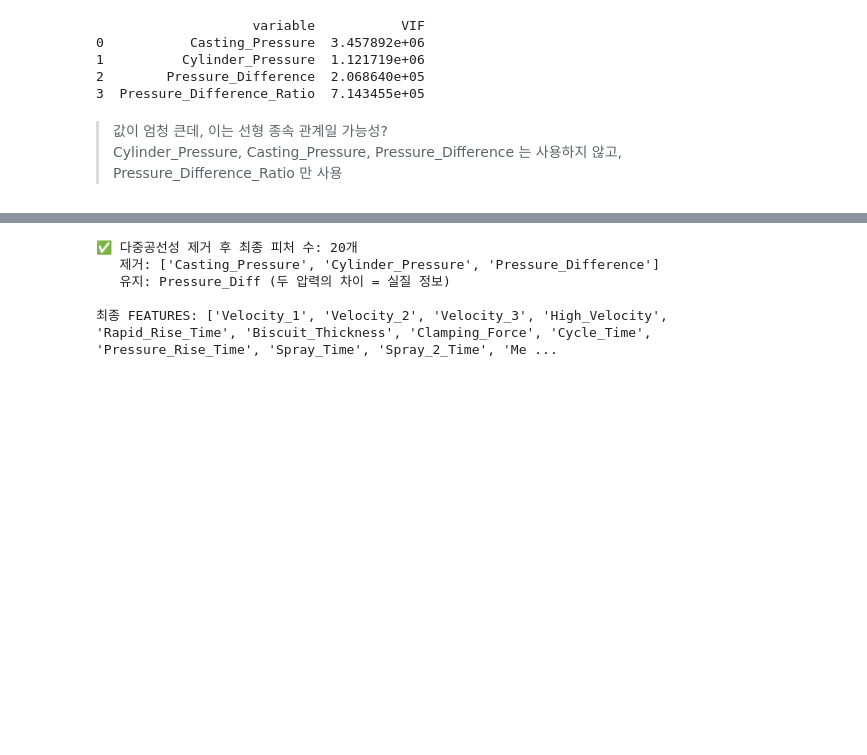
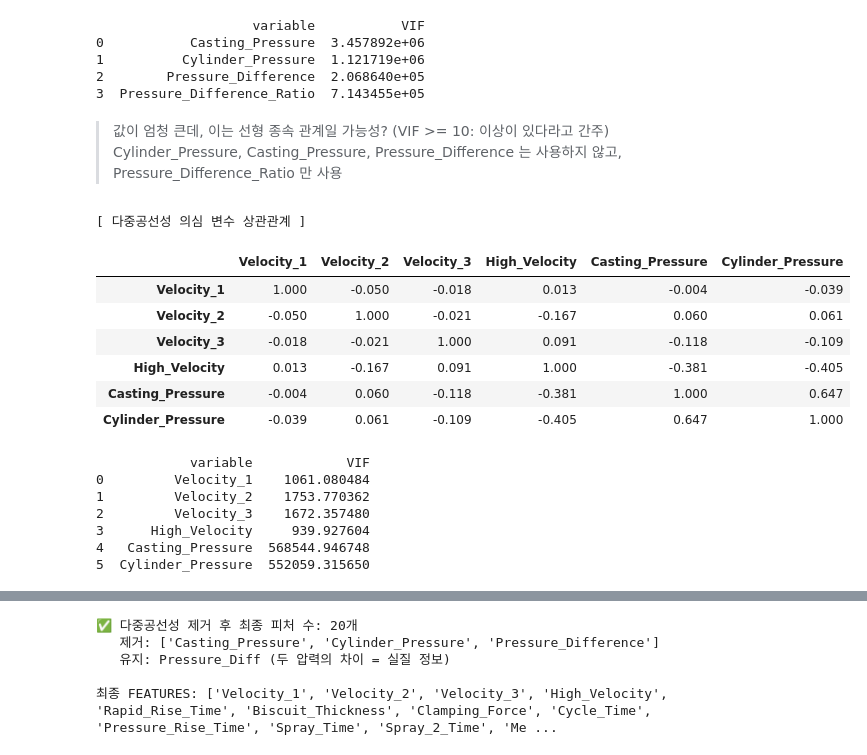
Before and after one commit to heeso0908/hotsix, a Jupyter notebook: notebooks/김희선/260304_Product_Type_2_eda.ipynb, the cells around one changed output, grey strips where cells are left out. Saved outputs shown, nothing was run; the diff lists cells and outputs as text; code cells hidden in the pictures; blank space fills up the shorter version.

```diff
--- a/notebooks/김희선/260304_Product_Type_2_eda.ipynb
+++ b/notebooks/김희선/260304_Product_Type_2_eda.ipynb
@@ -746,5 +759,38 @@ print(vif_df)
 2        Pressure_Difference  2.068640e+05
 3  Pressure_Difference_Ratio  7.143455e+05
 # %% [markdown]
-> 값이 엄청 큰데, 이는 선형 종속 관계일 가능성?
+> 값이 엄청 큰데, 이는 선형 종속 관계일 가능성?  (VIF >= 10: 이상이 있다라고 간주)
 > Cylinder_Pressure, Casting_Pressure, Pressure_Difference 는 사용하지 않고, Pressure_Difference_Ratio 만 사용
+# %%
+# 다중공선성 확인 — Velocity_1 / Velocity_2 / Velocity_3
+high_corr_vars5 = ['Velocity_1', 'Velocity_2', 'Velocity_3', 'High_Velocity', 'Casting_Pressure', 'Cylinder_Pressure']
+print("[ 다중공선성 의심 변수 상관관계 ]")
+display(df_drop[high_corr_vars5].corr().round(3))
+
+# VIF도 확인
+
+from statsmodels.stats.outliers_influence import variance_inflation_factor
+
+X = df_drop[high_corr_vars5]
+
+vif_df5 = pd.DataFrame()
+vif_df5["variable"] = X.columns
+vif_df5["VIF"] = [variance_inflation_factor(X.values, i) for i in range(X.shape[1])]
+
+print(vif_df5)
+# %% [output]
+[ 다중공선성 의심 변수 상관관계 ]
+|  | Velocity_1 | Velocity_2 | Velocity_3 | High_Velocity | Casting_Pressure | Cylinder_Pressure |
+| Velocity_1 | 1.000 | -0.050 | -0.018 | 0.013 | -0.004 | -0.039 |
+| Velocity_2 | -0.050 | 1.000 | -0.021 | -0.167 | 0.060 | 0.061 |
+| Velocity_3 | -0.018 | -0.021 | 1.000 | 0.091 | -0.118 | -0.109 |
+| High_Velocity | 0.013 | -0.167 | 0.091 | 1.000 | -0.381 | -0.405 |
+| Casting_Pressure | -0.004 | 0.060 | -0.118 | -0.381 | 1.000 | 0.647 |
+| Cylinder_Pressure | -0.039 | 0.061 | -0.109 | -0.405 | 0.647 | 1.000 |
+            variable            VIF
+0         Velocity_1    1061.080484
+1         Velocity_2    1753.770362
+2         Velocity_3    1672.357480
+3      High_Velocity     939.927604
+4   Casting_Pressure  568544.946748
+5  Cylinder_Pressure  552059.315650
```
Also changed, not shown: parts of 12 cells of this notebook.
